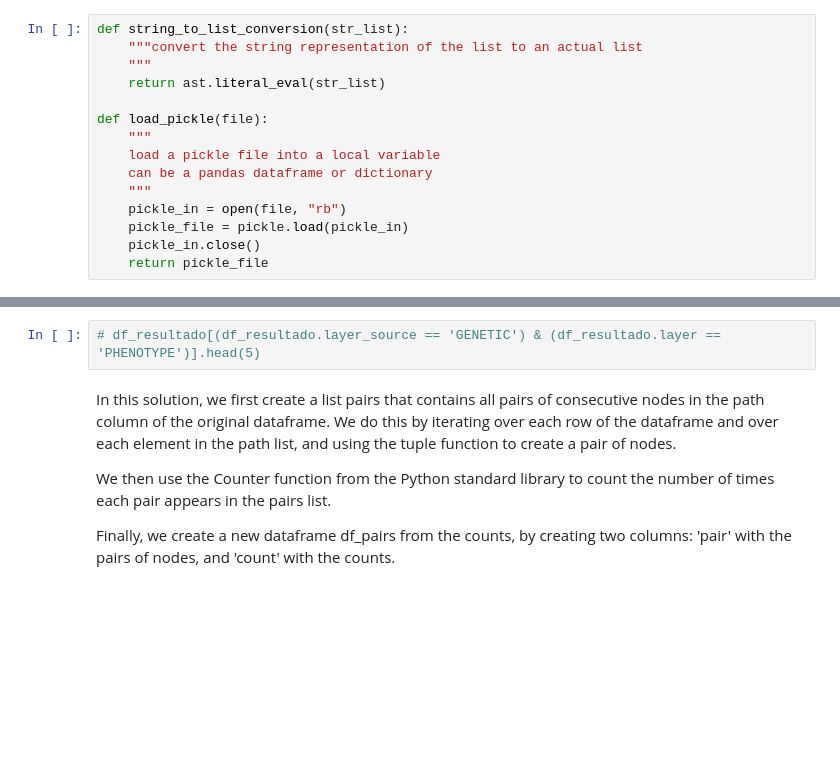
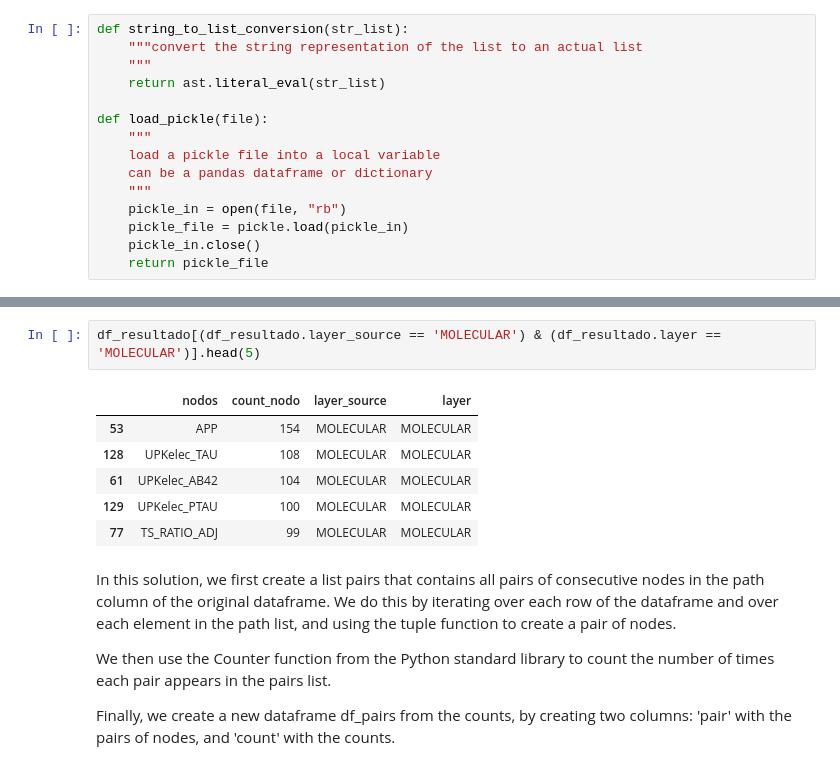
Before and after one commit to dsb-lab/multilayerAD, a Jupyter notebook: scripts/boolean_simulations/create_network_paths.ipynb, the cells around one changed output, grey strips where cells are left out. Saved outputs shown, nothing was run; the diff lists cells and outputs as text; blank space fills up the shorter version.

```diff
--- a/scripts/boolean_simulations/create_network_paths.ipynb
+++ b/scripts/boolean_simulations/create_network_paths.ipynb
@@ -92,5 +92,12 @@ df_resultado
 # %%
-# df_resultado[(df_resultado.layer_source == 'GENETIC') & (df_resultado.layer == 'PHENOTYPE')].head(5)
+df_resultado[(df_resultado.layer_source == 'MOLECULAR') & (df_resultado.layer == 'MOLECULAR')].head(5)
+# %% [output]
+|  | nodos | count_nodo | layer_source | layer |
+| 53 | APP | 154 | MOLECULAR | MOLECULAR |
+| 128 | UPKelec_TAU | 108 | MOLECULAR | MOLECULAR |
+| 61 | UPKelec_AB42 | 104 | MOLECULAR | MOLECULAR |
+| 129 | UPKelec_PTAU | 100 | MOLECULAR | MOLECULAR |
+| 77 | TS_RATIO_ADJ | 99 | MOLECULAR | MOLECULAR |
 # %% [markdown]
 In this solution, we first create a list pairs that contains all pairs of consecutive nodes in the path column of the original dataframe. We do this by iterating over each row of the dataframe and over each element in the path list, and using the tuple function to create a pair of nodes.
 
```
Also changed, not shown: parts of 6 cells of this notebook, 5 other files.
